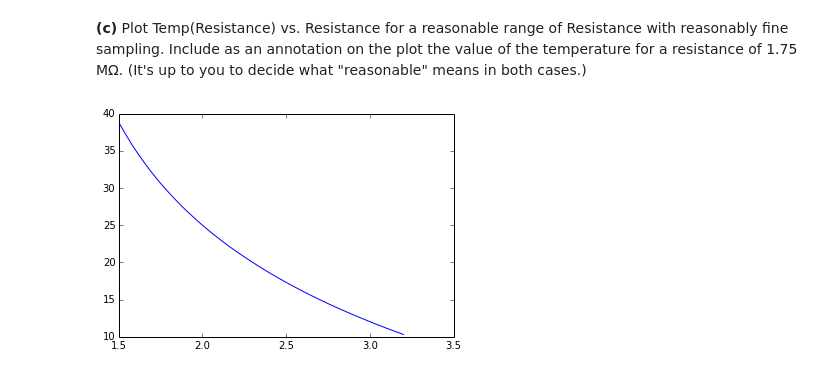
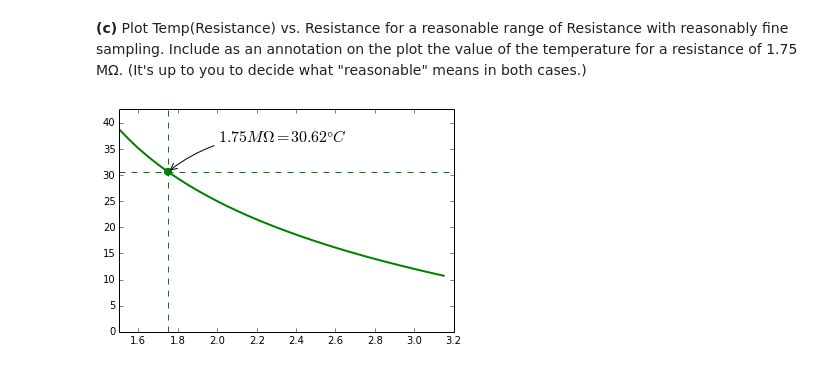
Before and after one commit to pcnelson202/PHYS202-S14, a Jupyter notebook: SciPy/InterpolationExercises.ipynb, the cells around one changed output. Drawn from its saved outputs; the diff is of its cells as text; code cells hidden in the pictures.

```diff
--- a/SciPy/InterpolationExercises.ipynb
+++ b/SciPy/InterpolationExercises.ipynb
@@ -84,10 +84,21 @@ The temperature that makes resistance equal to 1.496 mega-Ohms is 39.0 degrees C
 Note that the temperatures ending in .0 were for resistances taken directly from the table.
 # %% [markdown]
 **(c)** Plot Temp(Resistance) vs. Resistance for a reasonable range of Resistance with reasonably fine sampling. Include as an annotation on the plot the value of the temperature for a resistance of 1.75 MΩ. (It's up to you to decide what "reasonable" means in both cases.)
-# %%
-x = np.arange(1.5,3.2,0.02)
-y = Temperature(x)
-plt.plot(x,y)
-plt.show()
-# %% [output]
-[figure, removed]
+# %%
+x = np.arange(1.5,3.2,0.05)
+y = Temperature(x)
+t = 1.75
+plt.xlim(1.5,3.2)
+plt.ylim(0,y.max()*1.1)
+plt.plot(x,y,linewidth=2,color='g')
+plt.plot([t,t], [0,y.max()*1.1], color='g', linewidth=1,linestyle = '--')
+plt.plot([1.5,3.2],[Temperature(t),Temperature(t)],color='g',linewidth=1,linestyle='--')
+plt.scatter([t, ],[Temperature(t), ], 50, color='green')
+plt.annotate(r'$1.75 M\Omega= 30.62 \degree C$',
+             xy=(t,Temperature(t)),xycoords='data',
+             xytext=(50,30), textcoords='offset points', fontsize=16,
+             arrowprops=dict(arrowstyle="->",connectionstyle="arc3,rad=.2"
+))
+plt.show()
+# %% [output]
+[figure, added]
```
Also changed, not shown: parts of 1 cell of this notebook.
